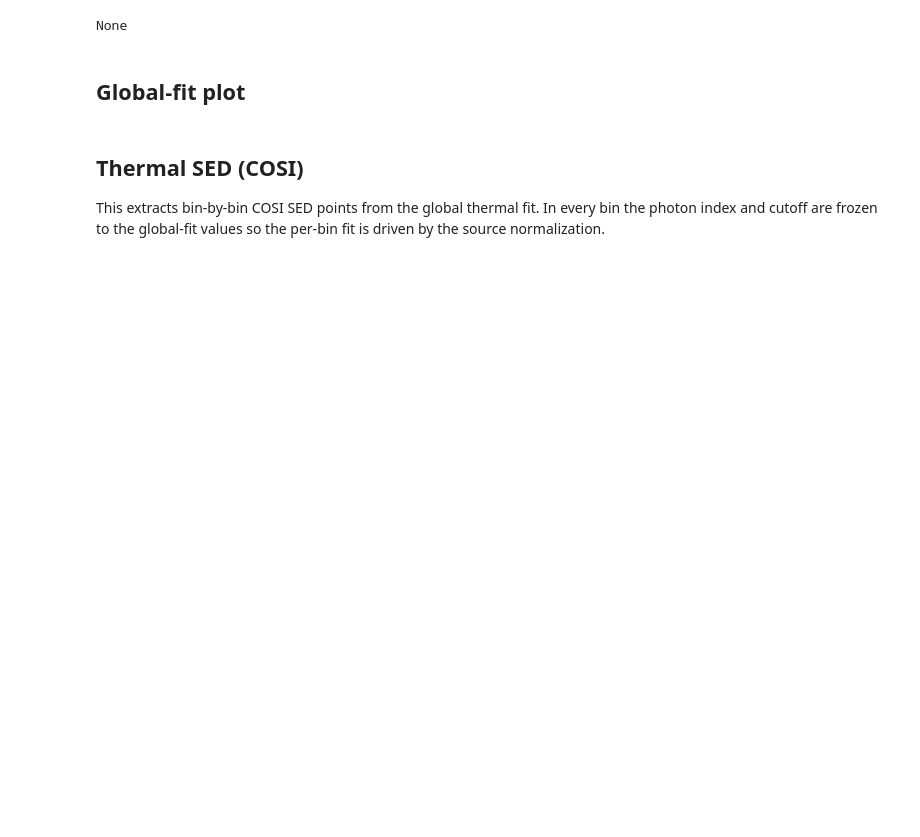
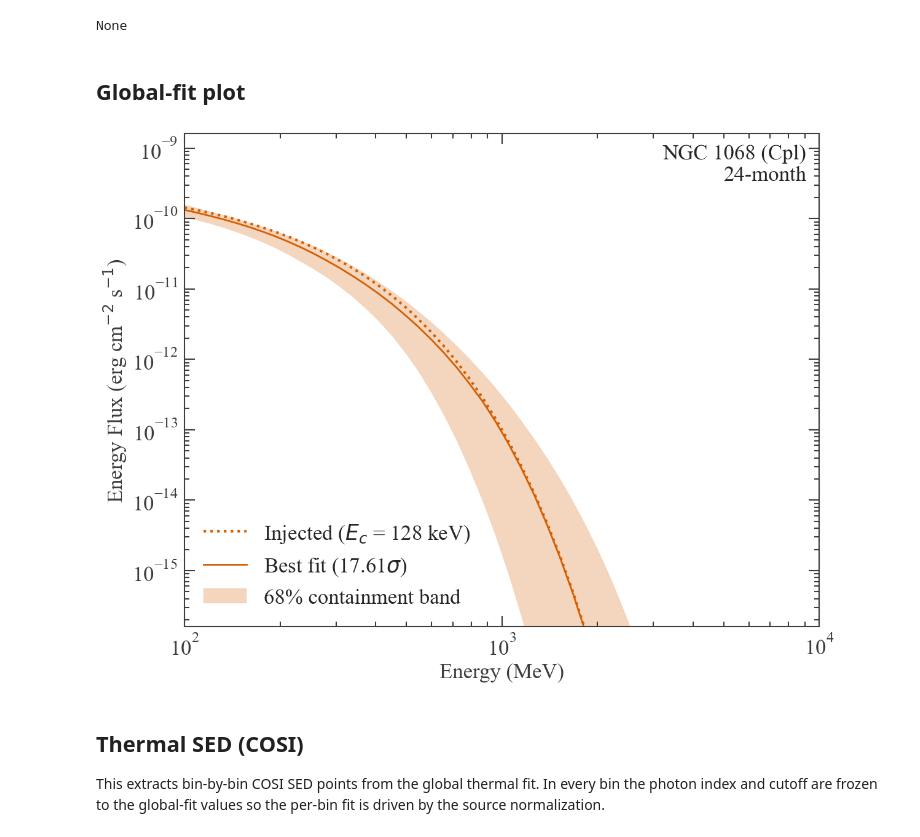
Before and after one commit to parshadkp/cosipy, a Jupyter notebook: docs/tutorials/spectral_fits/continuum_fit/AGN/NGC1068_Paper_Plots_TH.ipynb, the cells around one changed output. Saved outputs shown, nothing was run; the diff lists cells and outputs as text; code cells hidden in the pictures; blank space fills up the shorter version.

```diff
--- a/docs/tutorials/spectral_fits/continuum_fit/AGN/NGC1068_Paper_Plots_TH.ipynb
+++ b/docs/tutorials/spectral_fits/continuum_fit/AGN/NGC1068_Paper_Plots_TH.ipynb
@@ -81,7 +98,7 @@ sc_orientation = scale_spacecraft_livetime(sc_orientation, multiplier_1068)
 K_inj = 3.1e-1 / u.cm / u.cm / u.s / u.keV
 piv_inj = 1. * u.keV
 xc_inj = float(cutoff_keV) * u.keV
-index_inj = -1.92
+index_inj = -2.10
 
 spectrum_inj_1068 = Cutoff_powerlaw()
 
@@ -504,7 +523,7 @@ sigma = np.sqrt(TS)
 color = '#D55E00'
 
 ax.plot(
-    energy,
+    energy * KEV_TO_MEV,
     SED_KEV_TO_ERG * energy**2 * flux_inj,
     color=color,
     ls=':',
@@ -512,47 +531,49 @@ ax.plot(
     label=fr"Injected ($E_c$ = {cutoff_keV} keV)",
 )
 ax.plot(
-    energy,
+    energy * KEV_TO_MEV,
     SED_KEV_TO_ERG * energy**2 * flux_median,
     color=color,
     lw=2,
     label=fr"Best fit ({sigma:.2f}$\sigma$)",
 )
 ax.fill_between(
-    energy,
+    energy * KEV_TO_MEV,
     SED_KEV_TO_ERG * energy**2 * flux_lo,
     SED_KEV_TO_ERG * energy**2 * flux_hi,
     alpha=0.25,
     color=color,
     label="68% containment band",
 )
 
 ax.text(
     0.98,
     0.98,
     f"NGC 1068 (Cpl)\n{exposure_1068}-month",
     transform=ax.transAxes,
     ha='right',
     va='top',
     fontsize=FONT_SIZE,
     fontweight='550',
 )
 
 ax.set_xscale('log')
 ax.set_yscale('log')
-ax.set_xlim(100, 10000)
-ax.set_ylim(1e-7 * SED_KEV_TO_ERG, 1e-1 * SED_KEV_TO_ERG)
-# ax.xaxis.set_major_locator(mticker.FixedLocator([100, 5000, 10000]))
+ax.set_xlim((100) * KEV_TO_MEV, (10000) * KEV_TO_MEV)
+ax.set_ylim(1e-7 * SED_KEV_TO_ERG, 1 * SED_KEV_TO_ERG)
+# ax.xaxis.set_major_locator(mticker.FixedLocator([0.1, 5, 10]))
 # ax.xaxis.set_major_formatter(mticker.FixedFormatter(["0.1", "5", "10"]))
 ax.set_xlabel('Energy (MeV)', fontsize=FONT_SIZE)
 ax.set_ylabel(r'Energy Flux (erg cm$^{-2}$ s$^{-1}$)', fontsize=FONT_SIZE)
-ax.legend(fontsize=FONT_SIZE, loc='lower right', frameon=False)
+ax.legend(fontsize=FONT_SIZE, loc='lower left', frameon=False)
 
 save_path = (
     "/Users/parshadkp/Library/CloudStorage/OneDrive-ClemsonUniversity/"
     f"Papers/AGN_Corona_EC/Plots/NGC1068_ThModel_TH_Fit_{cutoff_keV}_{exposure_1068}Months.pdf"
 )
 # plt.savefig(save_path)
+# %% [output]
+[figure, added]
 # %% [markdown]
 ## Thermal SED (COSI)
 
```
Also changed, not shown: parts of 15 cells of this notebook, 22 other files.
